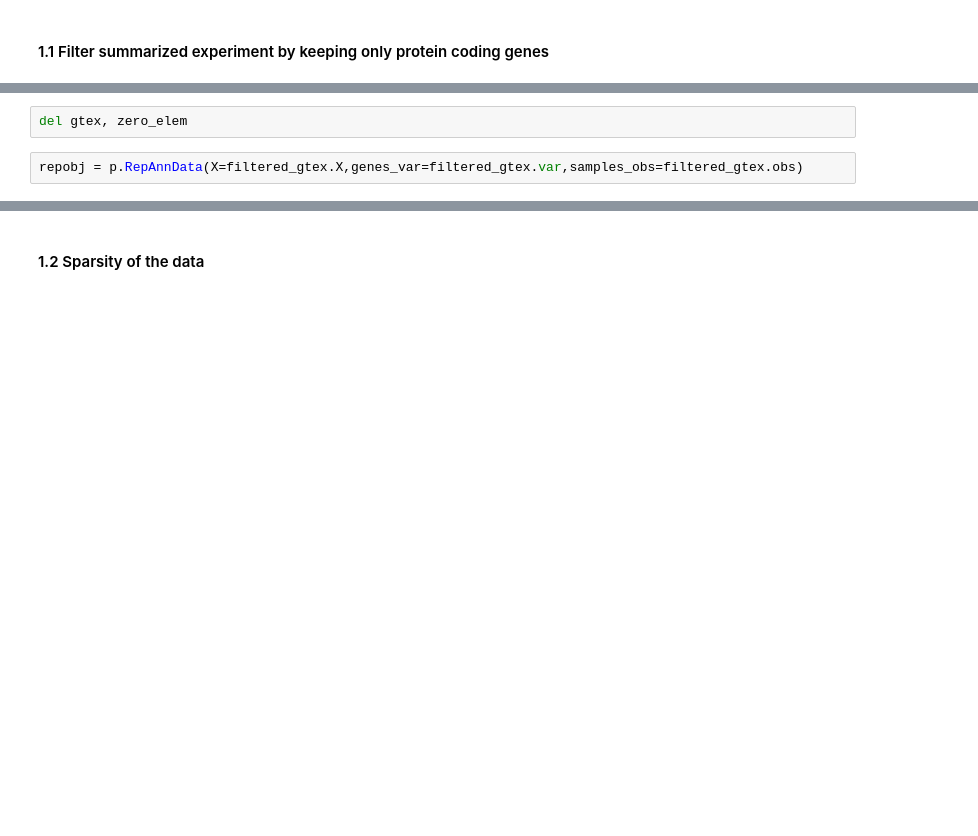
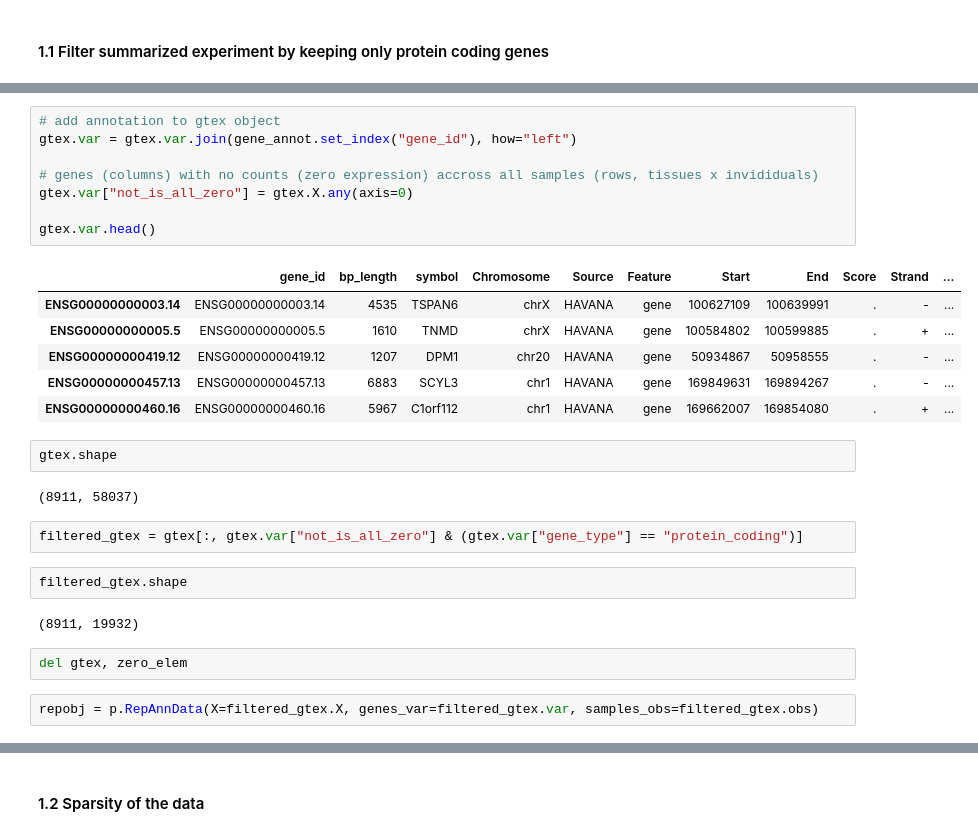
Before and after one commit to gagneurlab/rep, a Jupyter notebook: notebooks/preprocessing/2_normalize_gtex.ipynb, the cells around one changed output, grey strips where cells are left out. Drawn from its saved outputs; the diff is of its cells as text; blank space fills up the shorter version.

```diff
--- a/notebooks/preprocessing/2_normalize_gtex.ipynb
+++ b/notebooks/preprocessing/2_normalize_gtex.ipynb
@@ -75,5 +100,30 @@ filtered_gtex = gtex[:,tokeep]
+# %%
+# add annotation to gtex object
+gtex.var = gtex.var.join(gene_annot.set_index("gene_id"), how="left")
+
+# genes (columns) with no counts (zero expression) accross all samples (rows, tissues x invididuals)
+gtex.var["not_is_all_zero"] = gtex.X.any(axis=0)
+
+gtex.var.head()
+# %% [output]
+|  | gene_id | bp_length | symbol | Chromosome | Source | Feature | Start | End | Score | Strand | ... |
+| ENSG00000000003.14 | ENSG00000000003.14 | 4535 | TSPAN6 | chrX | HAVANA | gene | 100627109 | 100639991 | . | - | ... |
+| ENSG00000000005.5 | ENSG00000000005.5 | 1610 | TNMD | chrX | HAVANA | gene | 100584802 | 100599885 | . | + | ... |
+| ENSG00000000419.12 | ENSG00000000419.12 | 1207 | DPM1 | chr20 | HAVANA | gene | 50934867 | 50958555 | . | - | ... |
+| ENSG00000000457.13 | ENSG00000000457.13 | 6883 | SCYL3 | chr1 | HAVANA | gene | 169849631 | 169894267 | . | - | ... |
+| ENSG00000000460.16 | ENSG00000000460.16 | 5967 | C1orf112 | chr1 | HAVANA | gene | 169662007 | 169854080 | . | + | ... |
+# %%
+gtex.shape
+# %% [output]
+(8911, 58037)
+# %%
+filtered_gtex = gtex[:, gtex.var["not_is_all_zero"] & (gtex.var["gene_type"] == "protein_coding")]
+# %%
+filtered_gtex.shape
+# %% [output]
+(8911, 19932)
 # %%
 del gtex, zero_elem
 # %%
-repobj = p.RepAnnData(X=filtered_gtex.X,genes_var=filtered_gtex.var,samples_obs=filtered_gtex.obs)
+repobj = p.RepAnnData(X=filtered_gtex.X, genes_var=filtered_gtex.var, samples_obs=filtered_gtex.obs)
 # %%
```
Also changed, not shown: parts of 18 cells of this notebook, 16 other files.
